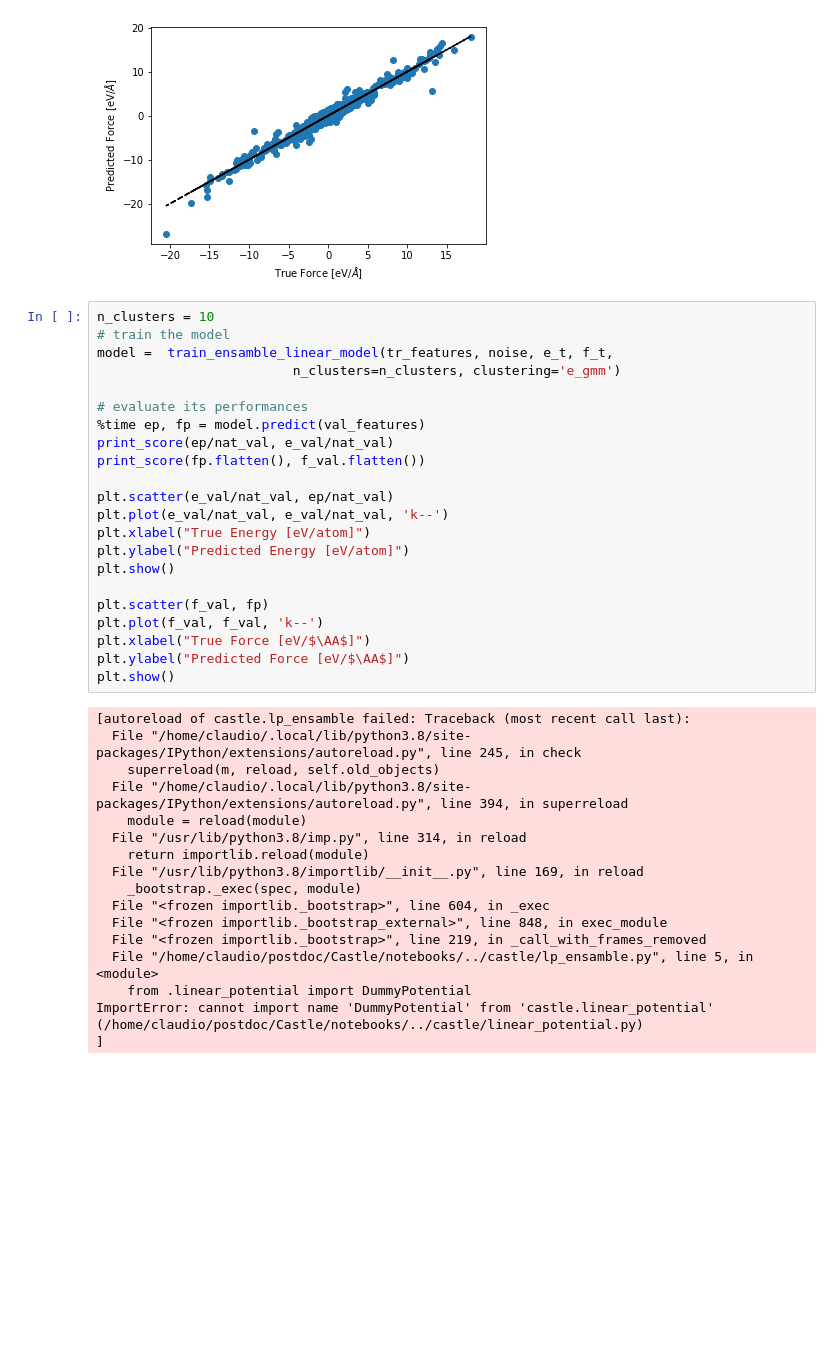
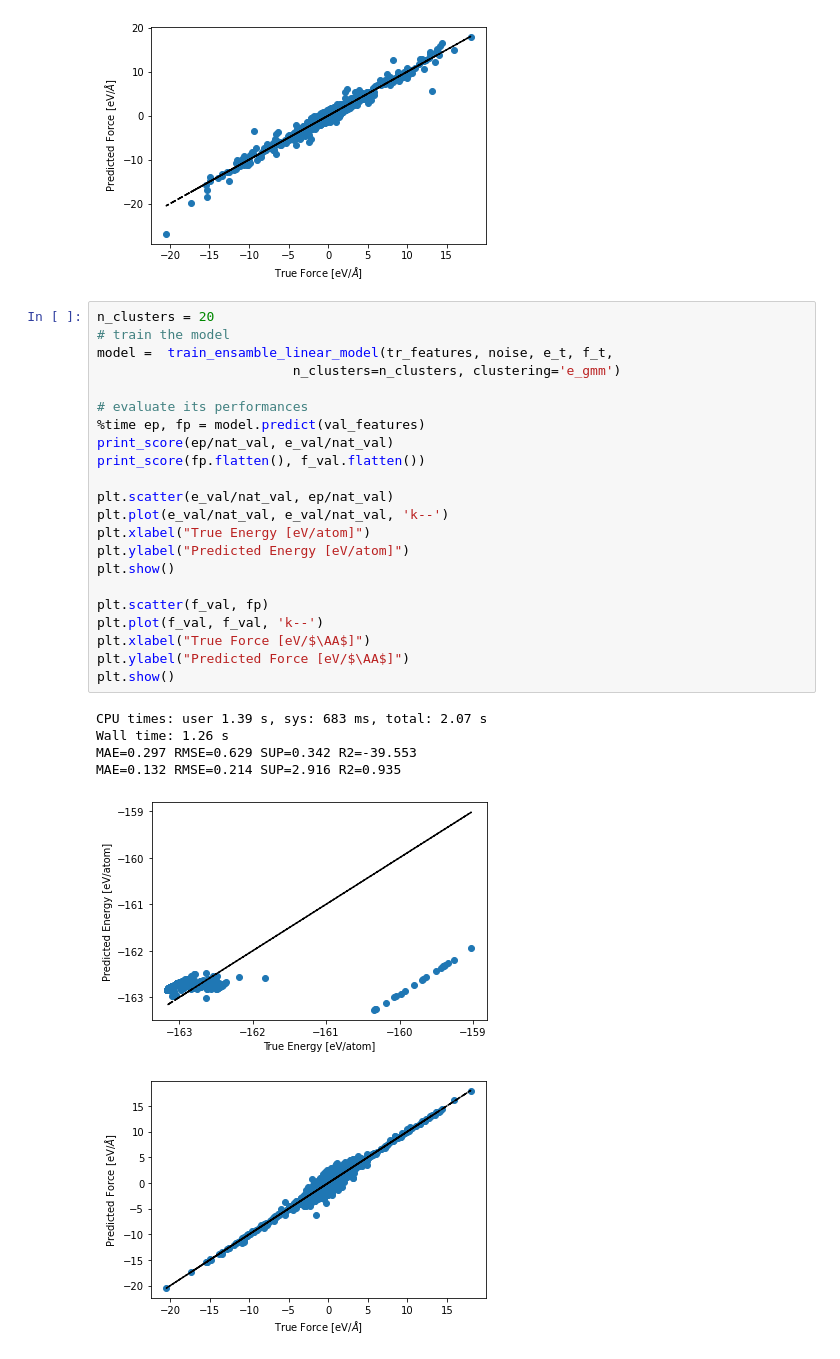
Before and after one commit to ClaudioZeni/Castle, a Jupyter notebook: notebooks/Test.ipynb, the cells around one changed output. Saved outputs shown, nothing was run; the diff lists cells and outputs as text; blank space fills up the shorter version.

```diff
--- a/notebooks/Test.ipynb
+++ b/notebooks/Test.ipynb
@@ -57,41 +57,31 @@ MAE=0.136 RMSE=0.207 SUP=5.991 R2=0.938
 [figure]
 [figure]
 # %%
-n_clusters = 10
+n_clusters = 20
 # train the model
 model =  train_ensamble_linear_model(tr_features, noise, e_t, f_t,
                          n_clusters=n_clusters, clustering='e_gmm')
 
 # evaluate its performances
 %time ep, fp = model.predict(val_features)
 print_score(ep/nat_val, e_val/nat_val)
 print_score(fp.flatten(), f_val.flatten())
 
 plt.scatter(e_val/nat_val, ep/nat_val)
 plt.plot(e_val/nat_val, e_val/nat_val, 'k--')
 plt.xlabel("True Energy [eV/atom]")
 plt.ylabel("Predicted Energy [eV/atom]")
 plt.show()
 
 plt.scatter(f_val, fp)
 plt.plot(f_val, f_val, 'k--')
 plt.xlabel("True Force [eV/$\AA$]")
 plt.ylabel("Predicted Force [eV/$\AA$]")
 plt.show()
 # %% [output]
-[autoreload of castle.lp_ensamble failed: Traceback (most recent call last):
-  File "/home/claudio/.local/lib/python3.8/site-packages/IPython/extensions/autoreload.py", line 245, in check
-    superreload(m, reload, self.old_objects)
-  File "/home/claudio/.local/lib/python3.8/site-packages/IPython/extensions/autoreload.py", line 394, in superreload
-    module = reload(module)
-  File "/usr/lib/python3.8/imp.py", line 314, in reload
-    return importlib.reload(module)
-  File "/usr/lib/python3.8/importlib/__init__.py", line 169, in reload
-    _bootstrap._exec(spec, module)
-  File "<frozen importlib._bootstrap>", line 604, in _exec
-  File "<frozen importlib._bootstrap_external>", line 848, in exec_module
-  File "<frozen importlib._bootstrap>", line 219, in _call_with_frames_removed
-  File "/home/claudio/postdoc/Castle/notebooks/../castle/lp_ensamble.py", line 5, in <module>
-    from .linear_potential import DummyPotential
-ImportError: cannot import name 'DummyPotential' from 'castle.linear_potential' (/home/claudio/postdoc/Castle/notebooks/../castle/linear_potential.py)
-]
+CPU times: user 1.39 s, sys: 683 ms, total: 2.07 s
+Wall time: 1.26 s
+MAE=0.297 RMSE=0.629 SUP=0.342 R2=-39.553
+MAE=0.132 RMSE=0.214 SUP=2.916 R2=0.935
+[figure, added]
+[figure, added]
```
Also changed, not shown: 2 other files.
